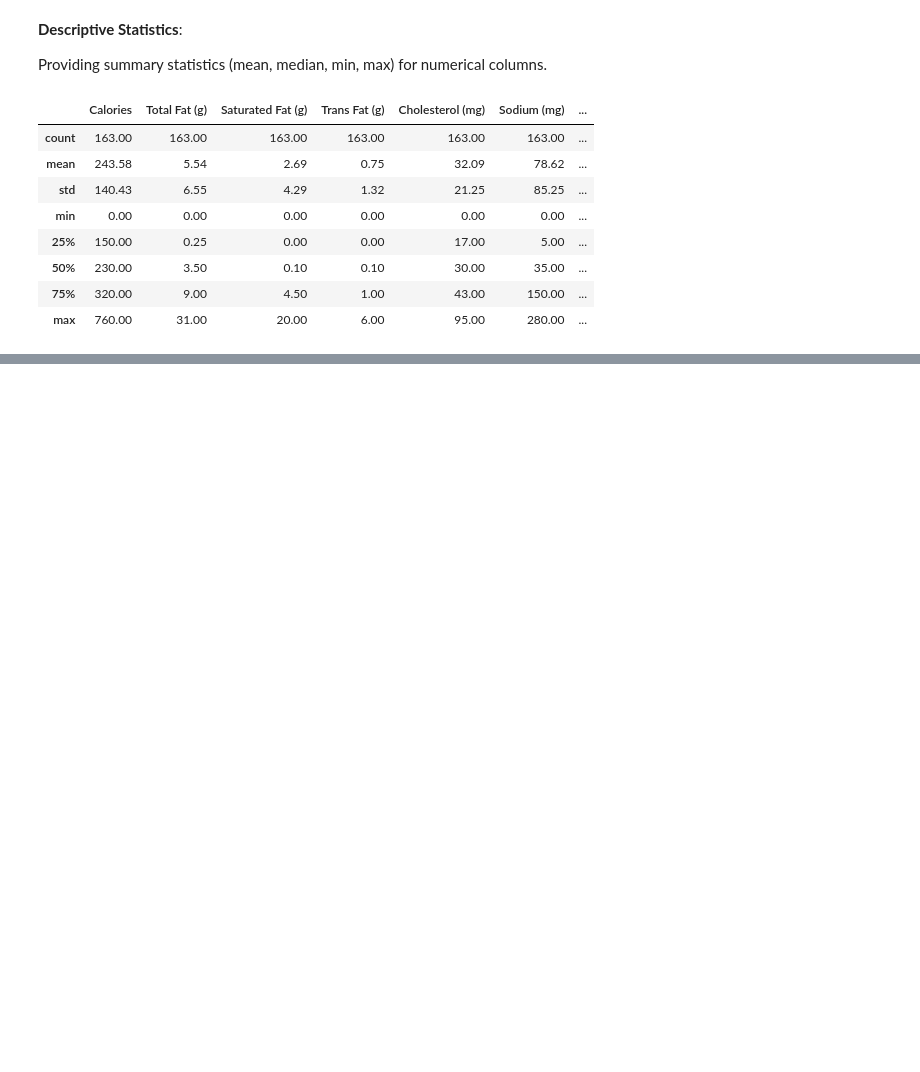
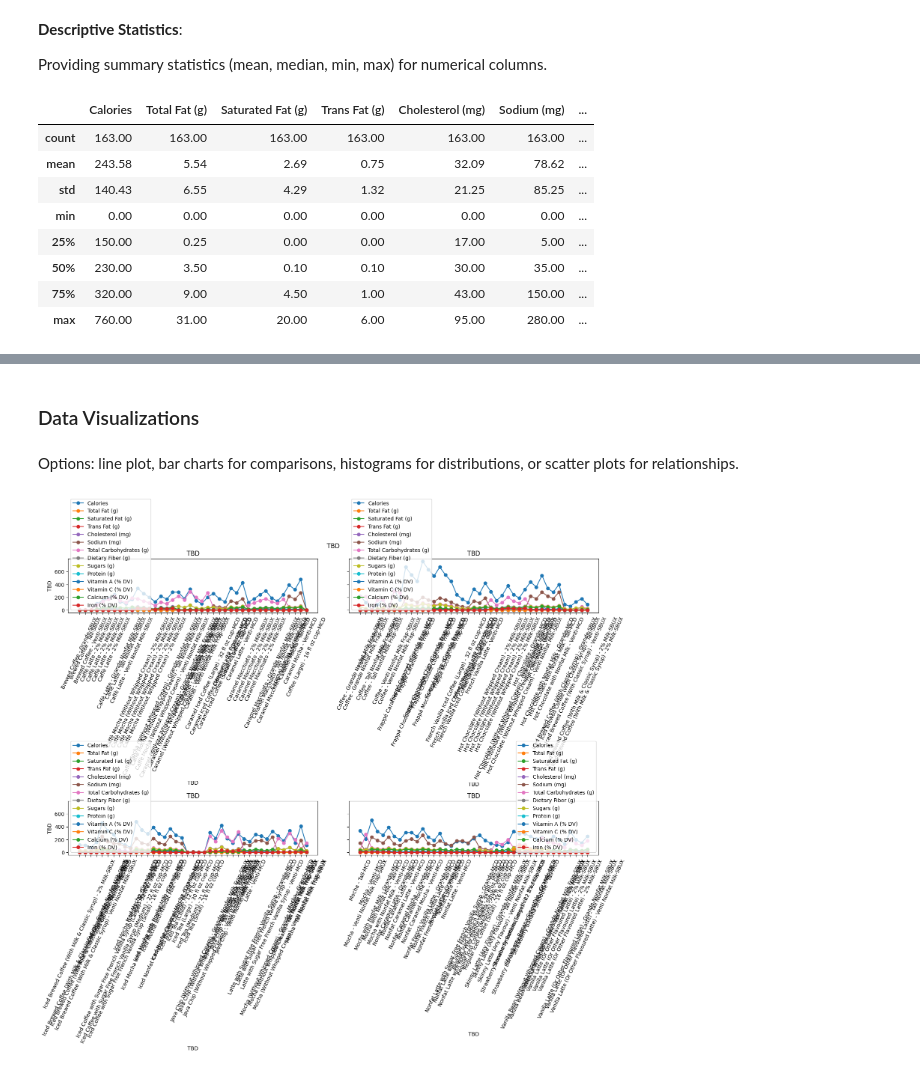
Before and after one commit to cmonjarr/AMB_Project_SP25, a Jupyter notebook: Nutrition Project/Nutrition_2025.ipynb, the cells around one changed output, grey strips where cells are left out. Drawn from its saved outputs; the diff is of its cells as text; code cells hidden in the pictures; blank space fills up the shorter version.

```diff
--- a/Nutrition Project/Nutrition_2025.ipynb
+++ b/Nutrition Project/Nutrition_2025.ipynb
@@ -1581,0 +1572,3 @@ combined.describe()
+# %%
+# changing index (Beverage Info) to ABC order
+combined.sort_index(ascending=True, inplace=True)
@@ -1581,0 +1587,57 @@ combined.describe()
+# %% [markdown]
+### Data Visualizations
+# %% [markdown]
+Options: line plot, bar charts for comparisons, histograms for distributions, or scatter plots for relationships.
+# %%
+# splitting dataframe into 2  parts to faciliate visualization:
+midpoint = len(combined) // 2
+first_half = combined.iloc[:midpoint]
+second_half = combined.iloc[midpoint:]
+
+# needed more- splitting dataframe into 4 parts to faciliate visualization:
+midpoint_first_half = len(first_half) // 2
+first_half_part1 = first_half.iloc[:midpoint_first_half]
+first_half_part2 = first_half.iloc[midpoint_first_half:]
+
+midpoint_second_half = len(second_half) // 2
+second_half_part1 = second_half.iloc[:midpoint_second_half]
+second_half_part2 = second_half.iloc[midpoint_second_half:]
+# %%
+# decided to display nutrient ratios by food using line graph
+
+
+# creating 4 subplots
+fig, axes = plt.subplots(2, 2, figsize=(16, 14), sharey=True)
+
+# plotting Q1
+first_half_part1.plot(ax=axes[0, 0], kind='line', marker='o', title='TBD')
+axes[0, 0].set_xticks(range(len(first_half_part1.index)))
+axes[0, 0].set_xticklabels(first_half_part1.index, rotation=65)
+axes[0, 0].set_xlabel('TBD')
+axes[0, 0].set_ylabel('TBD')
+
+# plotting Q2
+first_half_part2.plot(ax=axes[0, 1], kind='line', marker='o', title='TBD')
+axes[0, 1].set_xticks(range(len(first_half_part2.index)))
+axes[0, 1].set_xticklabels(first_half_part2.index, rotation=65)
+axes[0, 1].set_xlabel('TBD')
+
+# plotting Q3
+second_half_part1.plot(ax=axes[1, 0], kind='line', marker='o', title='TBD')
+axes[1, 0].set_xticks(range(len(second_half_part1.index)))
+axes[1, 0].set_xticklabels(second_half_part1.index, rotation=65)
+axes[1, 0].set_xlabel('TBD')
+axes[1, 0].set_ylabel('TBD')
+
+# plotting Q4
+second_half_part2.plot(ax=axes[1, 1], kind='line', marker='o', title='TBD')
+axes[1, 1].set_xticks(range(len(second_half_part2.index)))
+axes[1, 1].set_xticklabels(second_half_part2.index, rotation=65)
+axes[1, 1].set_xlabel('TBD')
+
+# displaying plot
+plt.suptitle('TBD')
+plt.tight_layout()
+plt.show()
+# %% [output]
+[figure, added]
```
Also changed, not shown: parts of 3 cells of this notebook.
